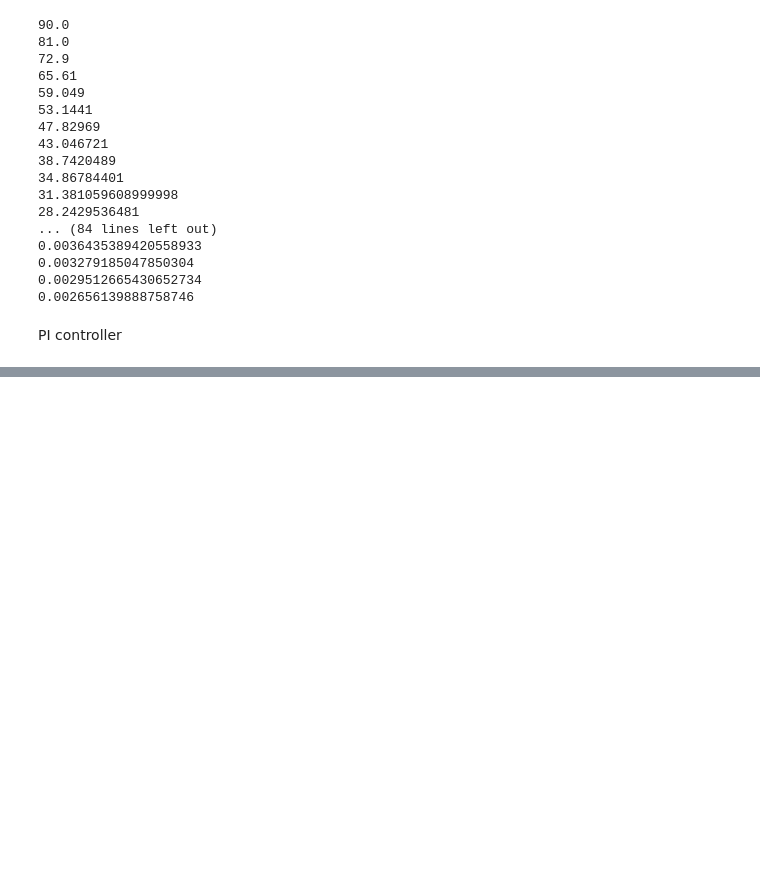
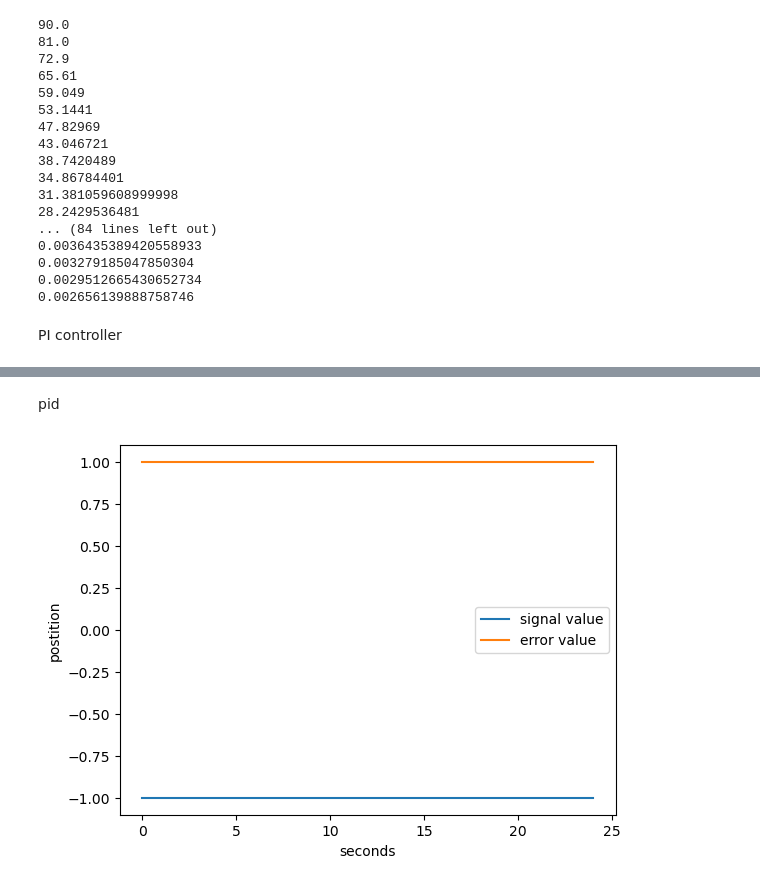
Before and after one commit to jordanirgang/PlatformIOServoMotor, a Jupyter notebook: python_proof_concept/digitalconversion.ipynb, the cells around one changed output, grey strips where cells are left out. Drawn from its saved outputs; the diff is of its cells as text; code cells hidden in the pictures; blank space fills up the shorter version.

```diff
--- a/python_proof_concept/digitalconversion.ipynb
+++ b/python_proof_concept/digitalconversion.ipynb
@@ -40,7 +40,7 @@ filter_history = 0
 def LowPassFilter(update,alpha_gain):
     #low pass filter
     global filter_history
-    filter_history = update*alpha_gain + (1- alpha_gain) * filter_history
+    filter_history = filter_history*alpha_gain + (1- alpha_gain) * update
     #output
     return filter_history
 
@@ -128,0 +133,41 @@ for i in range(0,100):
+# %% [markdown]
+pid
+# %%
+filter_history = 0
+integration_history = 0
+
+
+kp = 0
+ki = 0
+kd = 1
+time_step = .001
+measurement_gain = 1
+
+start_value = -1
+set_point = 0
+
+curr_value = start_value
+
+plot_out = list()
+plot_out2 = list()
+
+steps = 25
+#start iterations
+for i in range(0,steps):
+    plot_out.append(curr_value)
+    curr_error =  set_point - curr_value
+    plot_out2.append(curr_error)
+
+    curr_value = curr_value +curr_error * (kp  + ki*FowardEuler(curr_value,time_step)+ kd * BackwardEuler(curr_value,measurement_gain,time_step))
+    #print ("curr val",curr_value)
+
+    #print (curr_value)
+
+plt.plot(range(0,steps),plot_out,label="signal value")
+plt.plot(range(0,steps),plot_out2,label = "error value")
+plt.xlabel("seconds")
+plt.ylabel("postition")
+plt.legend()
+plt.show()
+# %% [output]
+[figure, added]
```
Also changed, not shown: parts of 2 cells of this notebook.
